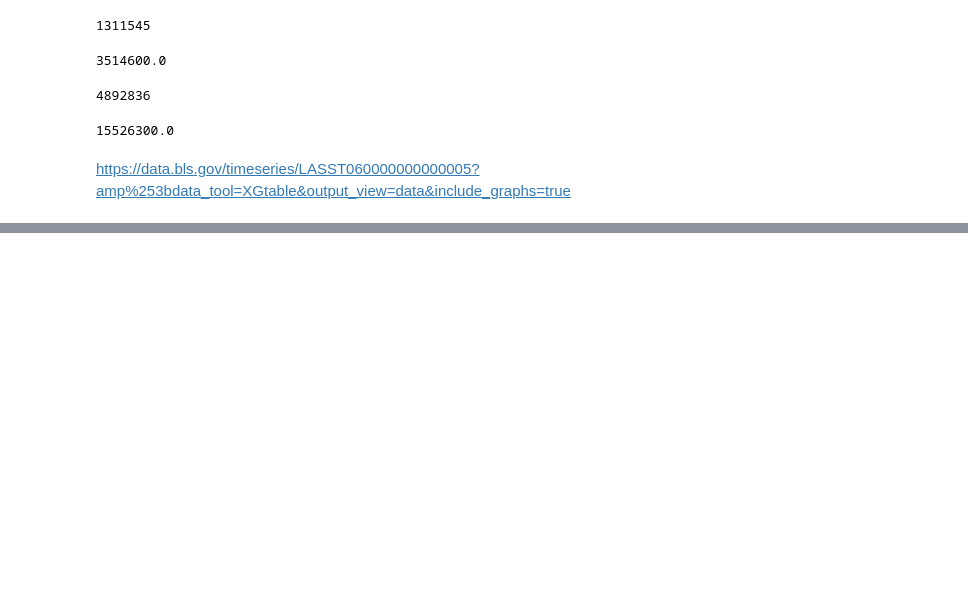
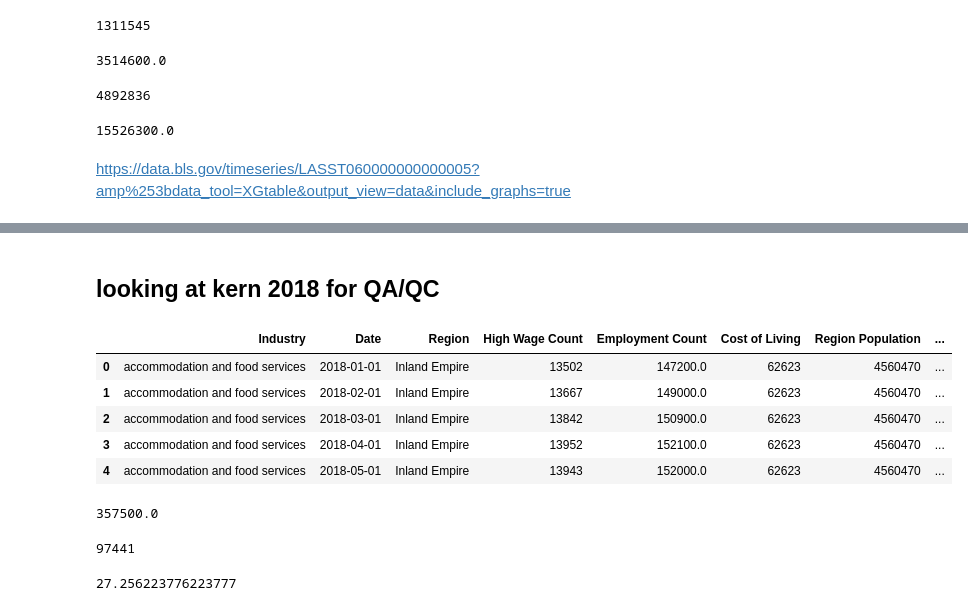
Before and after one commit to cafwd/job_quality_index, a Jupyter notebook: jqi-create-high-wage-outputs.ipynb, the cells around one changed output, grey strips where cells are left out. Cells and saved outputs as stored; diff of their text form; code cells hidden in the pictures; blank space fills up the shorter version.

```diff
--- a/jqi-create-high-wage-outputs.ipynb
+++ b/jqi-create-high-wage-outputs.ipynb
@@ -252,0 +284,11 @@ https://data.bls.gov/timeseries/LASST060000000000005?amp%253bdata_tool=XGtable&o
+# %% [markdown]
+## looking at kern 2018 for QA/QC
+# %%
+hw_2018.head()
+# %% [output]
+|  | Industry | Date | Region | High Wage Count | Employment Count | Cost of Living | Region Population | ... |
+| 0 | accommodation and food services | 2018-01-01 | Inland Empire | 13502 | 147200.0 | 62623 | 4560470 | ... |
+| 1 | accommodation and food services | 2018-02-01 | Inland Empire | 13667 | 149000.0 | 62623 | 4560470 | ... |
+| 2 | accommodation and food services | 2018-03-01 | Inland Empire | 13842 | 150900.0 | 62623 | 4560470 | ... |
+| 3 | accommodation and food services | 2018-04-01 | Inland Empire | 13952 | 152100.0 | 62623 | 4560470 | ... |
+| 4 | accommodation and food services | 2018-05-01 | Inland Empire | 13943 | 152000.0 | 62623 | 4560470 | ... |
@@ -252,0 +299,15 @@ https://data.bls.gov/timeseries/LASST060000000000005?amp%253bdata_tool=XGtable&o
+# %%
+emp_count = kern_2018_test['Employment Count'].sum()
+emp_count
+# %% [output]
+357500.0
+# %%
+hw_count = kern_2018_test['High Wage Count'].sum()
+hw_count
+# %% [output]
+97441
+# %%
+hw_perc = (hw_count / emp_count) * 100
+hw_perc
+# %% [output]
+27.256223776223777
```
Also changed, not shown: parts of 20 cells of this notebook, 17 other files.
